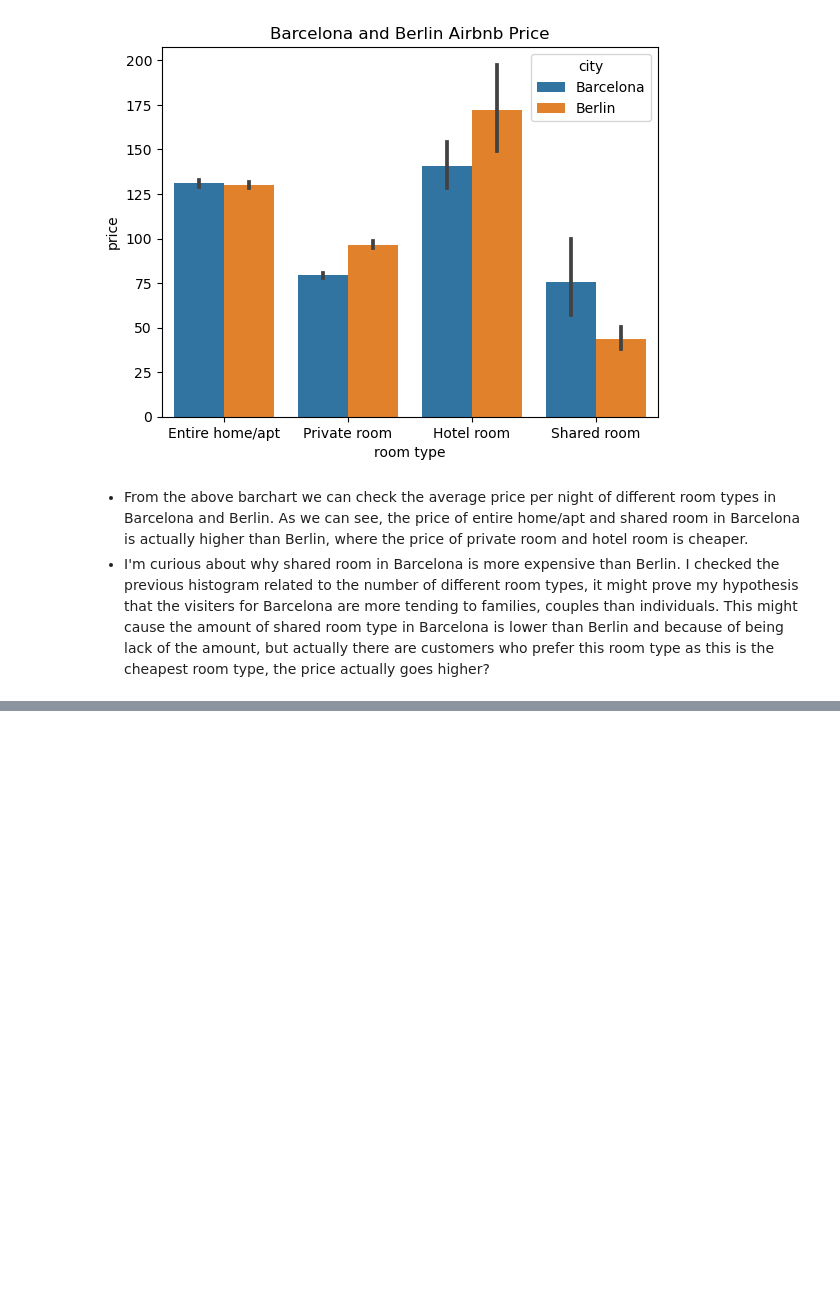
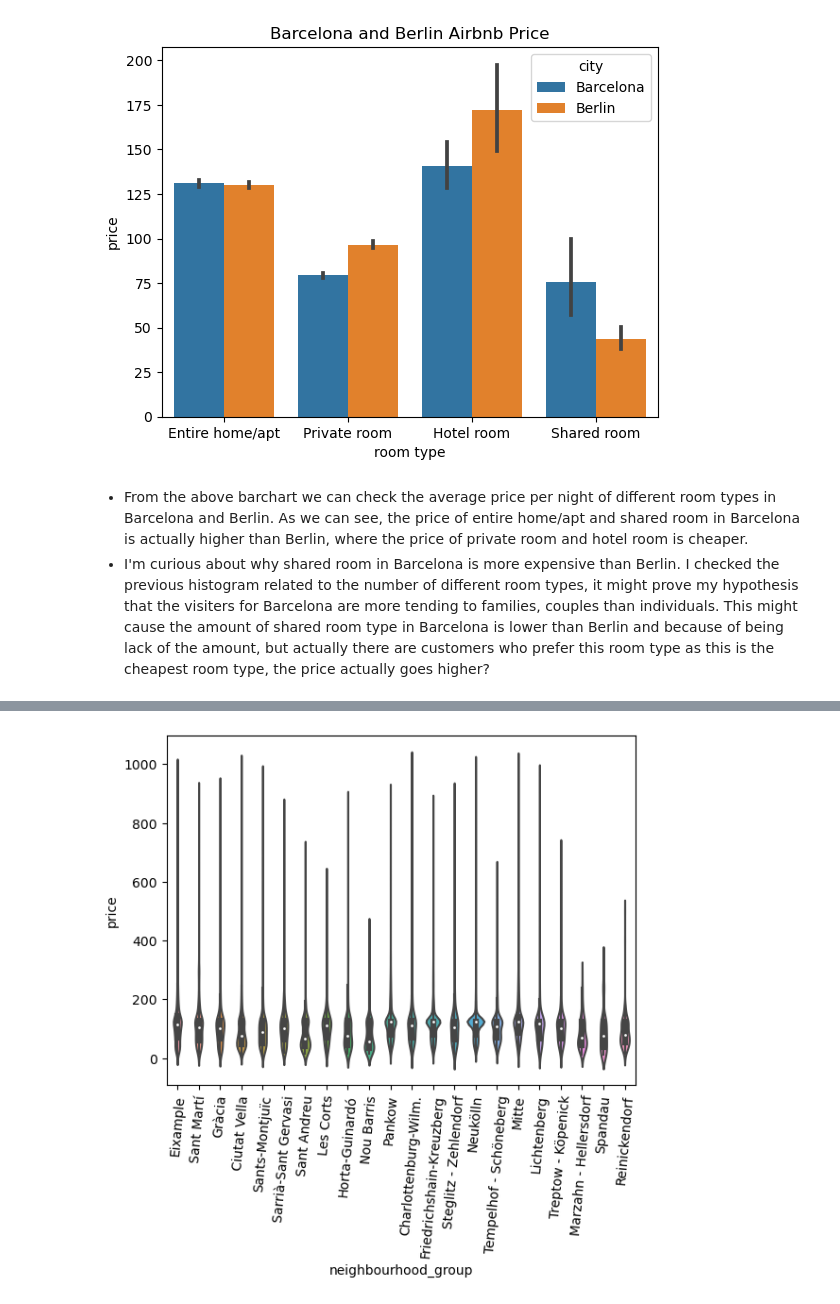
Before and after one commit to Mengyuan-animo/my_first_EDA, a Jupyter notebook: airbnb_dataset/my_first_eda_airbnb.ipynb, the cells around one changed output, grey strips where cells are left out. Drawn from its saved outputs; the diff is of its cells as text; code cells hidden in the pictures; blank space fills up the shorter version.

```diff
--- a/airbnb_dataset/my_first_eda_airbnb.ipynb
+++ b/airbnb_dataset/my_first_eda_airbnb.ipynb
@@ -478,0 +640,11 @@ Text(0.5, 0, 'room type')
+# %%
+sns.violinplot(
+    data=bcn_ber_data,
+    x='neighbourhood_group',
+    y='price'
+)
+plt.xticks(rotation=85)
+
+plt.show()
+# %% [output]
+[figure, added]
```
Also changed, not shown: parts of 12 cells of this notebook.
